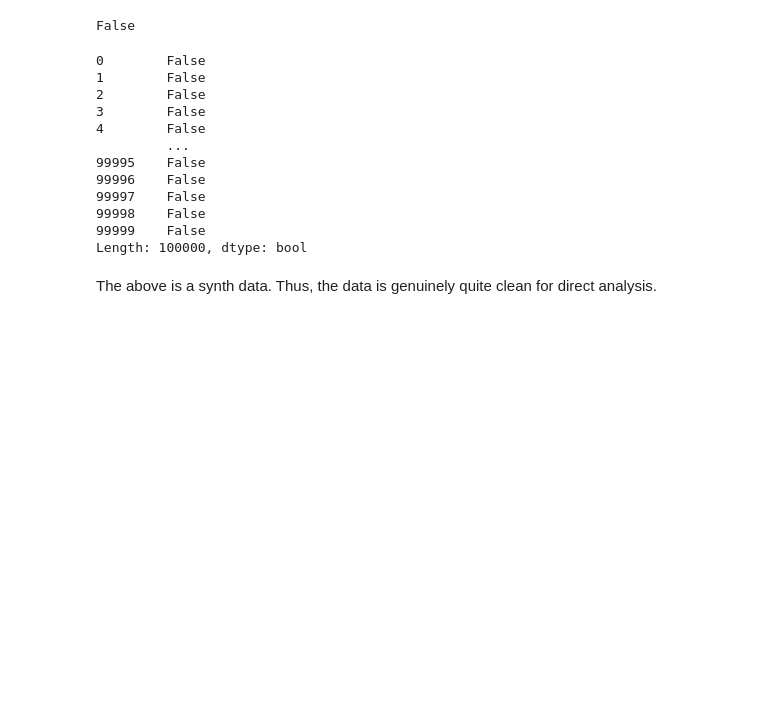
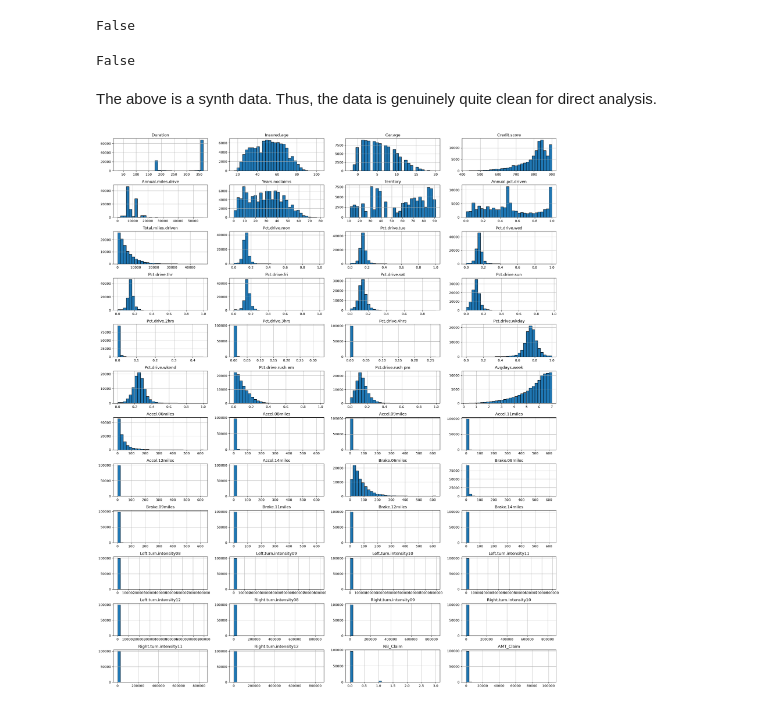
Before and after one commit to kjl1c20/telematics-insurance-ml, a Jupyter notebook: explore.ipynb, the cells around one changed output. Cells and saved outputs as stored; diff of their text form; code cells hidden in the pictures; blank space fills up the shorter version.

```diff
--- a/explore.ipynb
+++ b/explore.ipynb
@@ -63,19 +68,21 @@ any(demo.isna().sum())
 # %% [output]
 False
 # %%
-demo.duplicated()
+any(demo.duplicated())
 # %% [output]
-0        False
-1        False
-2        False
-3        False
-4        False
-         ...
-99995    False
-99996    False
-99997    False
-99998    False
-99999    False
-Length: 100000, dtype: bool
+False
 # %% [markdown]
 The above is a synth data. Thus, the data is genuinely quite clean for direct analysis.
+# %%
+numeric_cols = demo.select_dtypes(include="number").columns
+axes = demo[numeric_cols].hist(
+    bins=30,
+    figsize=(20, 24),
+    layout=(-1, 4),
+    edgecolor="black"
+)
+
+plt.tight_layout()
+plt.show()
+# %% [output]
+[figure, added]
```
Also changed, not shown: parts of 7 cells of this notebook.
